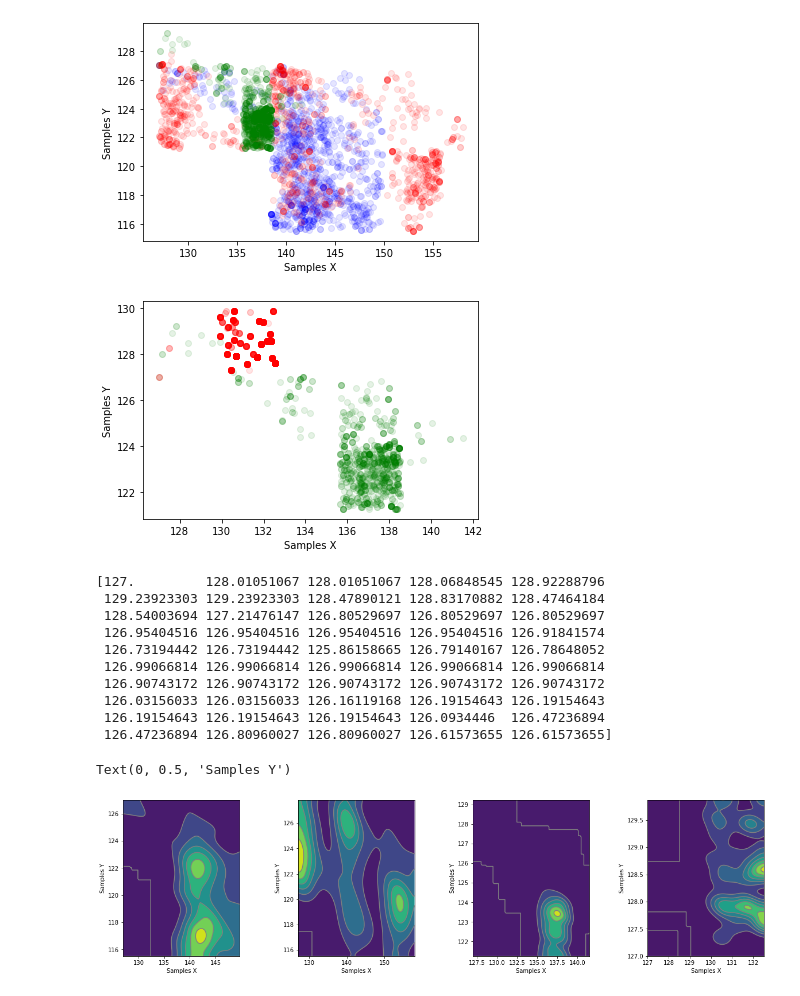
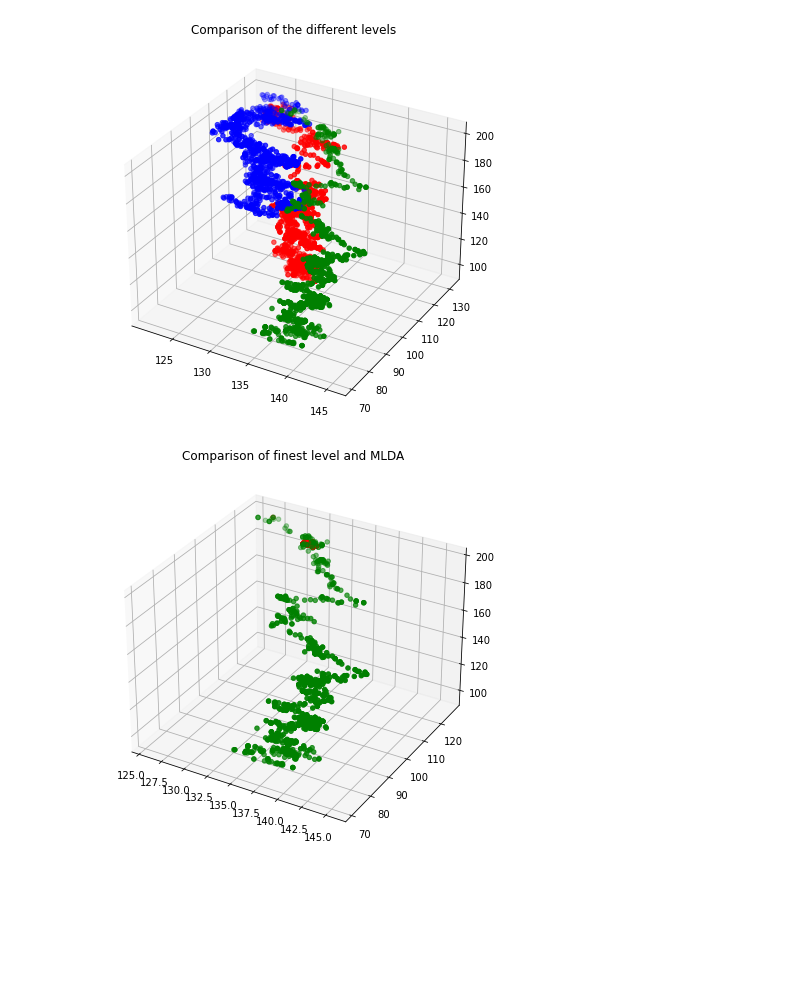
Before and after one commit to annegretW/Masterarbeit_EEG_Uncertainties, a Jupyter notebook: masterarbeit/python/plot.ipynb, the cells around one changed output. Saved outputs shown, nothing was run; the diff lists cells and outputs as text; code cells hidden in the pictures; blank space fills up the shorter version.

```diff
--- a/masterarbeit/python/plot.ipynb
+++ b/masterarbeit/python/plot.ipynb
@@ -20,66 +20,33 @@ fin = h5py.File('/home/anne/Masterarbeit/masterarbeit/results/samples_mlda.h5')
 samples_mlda = np.array( fin['/samples'] )
 fin.close()
 # %%
-plt.scatter(samples_l0[0,:], samples_l0[1,:], alpha=.1, color='b')
-plt.scatter(samples_l1[0,:], samples_l1[1,:], alpha=.1, color='r')
-plt.scatter(samples_l2[0,:], samples_l2[1,:], alpha=.1, color='g')
-#plt.scatter(samples_mlda[0,:], samples_mlda[1,:], alpha=.01, color='g')
+# Creating figure
+fig = plt.figure(figsize = (10, 7))
+ax = plt.axes(projection ="3d")
 
-plt.xlabel('Samples X')
-plt.ylabel('Samples Y')
-#plt.savefig("samples.png")
+# Creating plot
+ax.scatter3D(samples_l0[0,:], samples_l0[1,:], samples_l0[2,:], color = "blue")
+ax.scatter3D(samples_l1[0,:], samples_l1[1,:], samples_l1[2,:], color = "red")
+ax.scatter3D(samples_l2[0,:], samples_l2[1,:], samples_l2[2,:], color = "green")
+
+plt.title("Comparison of the different levels")
+
 plt.show()
 
-plt.scatter(samples_l2[0,:], samples_l2[1,:], alpha=.1, color='g')
-plt.scatter(samples_mlda[0,:], samples_mlda[1,:], alpha=.1, color='r')
-plt.xlabel('Samples X')
-plt.ylabel('Samples Y')
-#plt.savefig("samples_mlda.png")
+# Creating figure
+fig = plt.figure(figsize = (10, 7))
+ax = plt.axes(projection ="3d")
+
+ax.scatter3D(samples_l2[0,:], samples_l2[1,:], samples_l2[2,:], color = "green")
+ax.scatter3D(samples_mlda[0,:], samples_mlda[1,:], samples_mlda[2,:], color = "red")
+
+plt.title("Comparison of finest level and MLDA")
+
+# show plot
 plt.show()
 # %% [output]
-[figure, old version]
+[figure, new version]
-[figure, old version]
+[figure, new version]
-# %%
-print(samples_l2[1,0:50])
-# %% [output]
-[127.         128.01051067 128.01051067 128.06848545 128.92288796
- 129.23923303 129.23923303 128.47890121 128.83170882 128.47464184
- 128.54003694 127.21476147 126.80529697 126.80529697 126.80529697
- 126.95404516 126.95404516 126.95404516 126.95404516 126.91841574
- 126.73194442 126.73194442 125.86158665 126.79140167 126.78648052
- 126.99066814 126.99066814 126.99066814 126.99066814 126.99066814
- 126.90743172 126.90743172 126.90743172 126.90743172 126.90743172
- 126.03156033 126.03156033 126.16119168 126.19154643 126.19154643
- 126.19154643 126.19154643 126.19154643 126.0934446  126.47236894
- 126.47236894 126.80960027 126.80960027 126.61573655 126.61573655]
-# %%
-fig, (ax1, ax2, ax3, ax4) = plt.subplots(1, 4, figsize=(20,5))
-fig.subplots_adjust(wspace=.5)
-
-az.plot_dist(samples_l0[0,:],samples_l0[1,:],
-            textsize=18, ax=ax1)#,
-ax1.set_xlabel('Samples X')
-ax1.set_ylabel('Samples Y')
-
-az.plot_dist(samples_l1[0,:],samples_l1[1,:],
-            textsize=18, ax=ax2)#,
-ax2.set_xlabel('Samples X')
-ax2.set_ylabel('Samples Y')
-
-az.plot_dist(samples_l2[0,:],samples_l2[1,:],
-            textsize=18, ax=ax3)#,
-ax3.set_xlabel('Samples X')
-ax3.set_ylabel('Samples Y')
-
-az.plot_dist(samples_mlda[0,:],samples_mlda[1,:],
-            textsize=18, ax=ax4)#,
-ax4.set_xlabel('Samples X')
-ax4.set_ylabel('Samples Y')
-
-#plt.savefig("contour.png")
-# %% [output]
-Text(0, 0.5, 'Samples Y')
-[figure, removed]
 # %%
 az.plot_trace(samples_l0[0,:])
 az.plot_trace(samples_l1[0,:])
```
Also changed, not shown: parts of 3 cells of this notebook, 21 other files.
